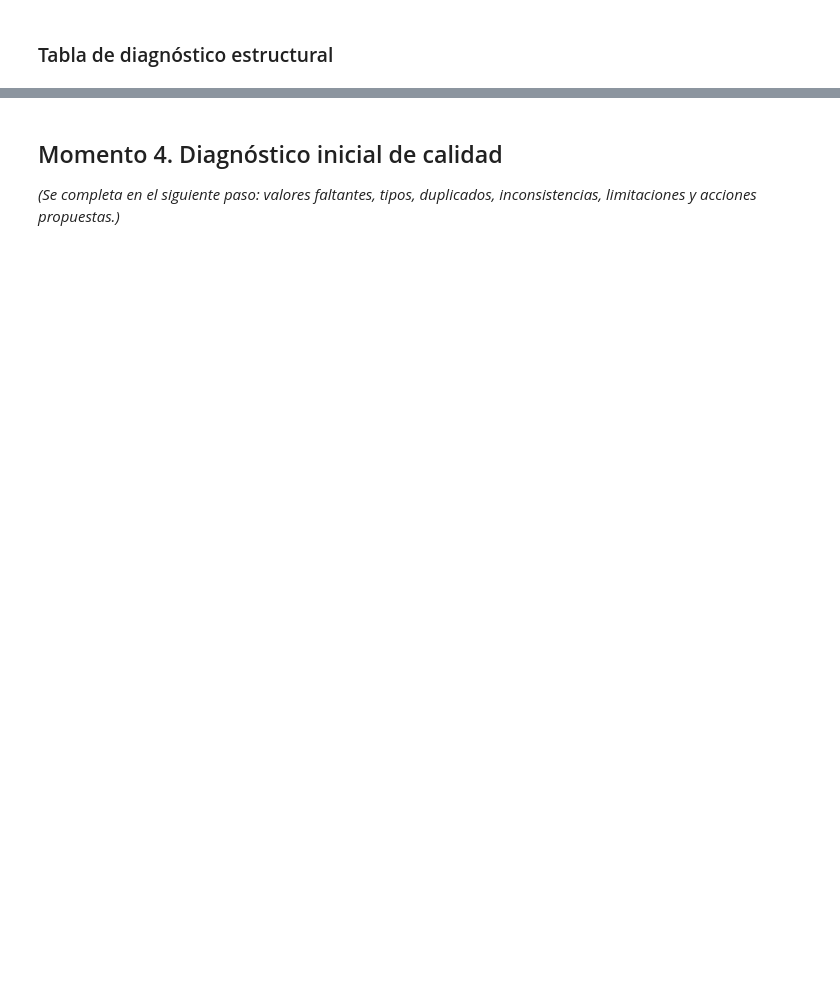
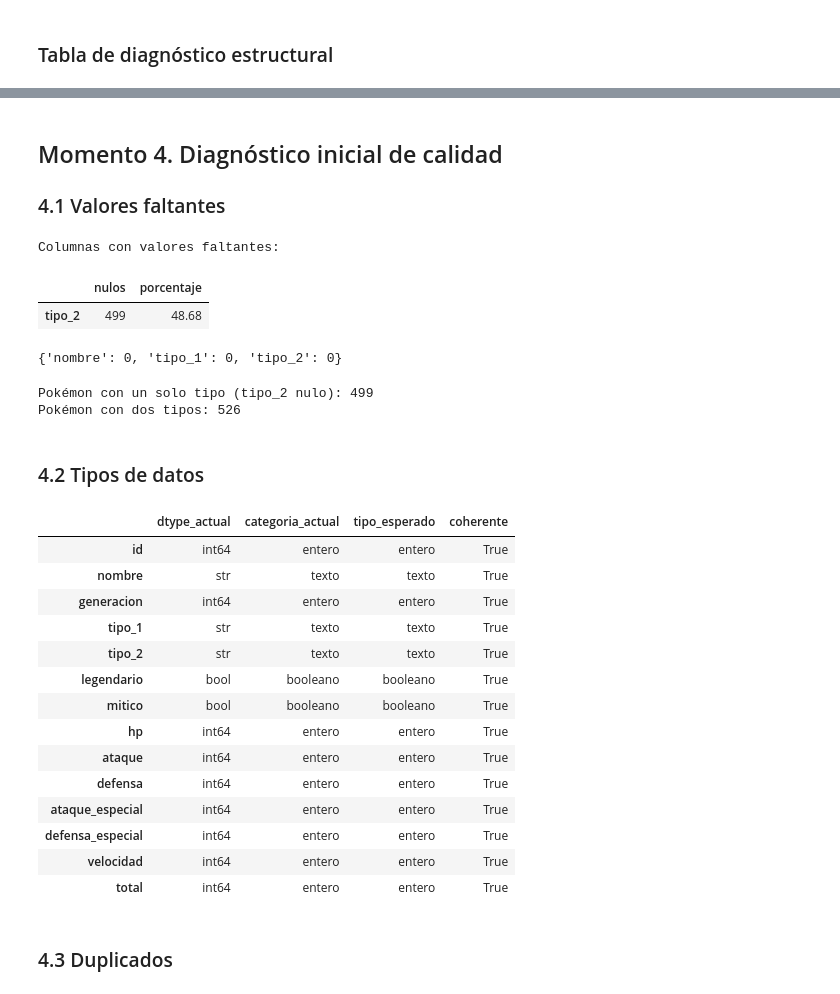
Before and after one commit to brandonmesamm-png/pokemon-generaciones, a Jupyter notebook: notebooks/diagnostico_calidad.ipynb, the cells around one changed output, grey strips where cells are left out. Drawn from its saved outputs; the diff is of its cells as text; code cells hidden in the pictures; blank space fills up the shorter version.

```diff
--- a/notebooks/diagnostico_calidad.ipynb
+++ b/notebooks/diagnostico_calidad.ipynb
@@ -94,4 +178,76 @@ tabla_estructural
 # %% [markdown]
 ## Momento 4. Diagnóstico inicial de calidad
 
-*(Se completa en el siguiente paso: valores faltantes, tipos, duplicados, inconsistencias, limitaciones y acciones propuestas.)*
+### 4.1 Valores faltantes
+# %%
+nulos = df_pokemon.isna().sum()
+tabla_nulos = pd.DataFrame({
+    "nulos": nulos,
+    "porcentaje": (nulos / len(df_pokemon) * 100).round(2),
+})
+print("Columnas con valores faltantes:")
+tabla_nulos[tabla_nulos["nulos"] > 0]
+# %% [output]
+Columnas con valores faltantes:
+|  | nulos | porcentaje |
+| tipo_2 | 499 | 48.68 |
+# %%
+# Cadenas vacías o solo con espacios en columnas de texto
+columnas_texto = df_pokemon.select_dtypes(exclude=["number", "bool"]).columns
+vacias = {c: int((df_pokemon[c].dropna().astype(str).str.strip() == "").sum()) for c in columnas_texto}
+vacias
+# %% [output]
+{'nombre': 0, 'tipo_1': 0, 'tipo_2': 0}
+# %%
+# ¿Los nulos de tipo_2 corresponden a Pokémon de un solo tipo?
+print("Pokémon con un solo tipo (tipo_2 nulo):", df_pokemon["tipo_2"].isna().sum())
+print("Pokémon con dos tipos:", df_pokemon["tipo_2"].notna().sum())
+# %% [output]
+Pokémon con un solo tipo (tipo_2 nulo): 499
+Pokémon con dos tipos: 526
+# %% [markdown]
+### 4.2 Tipos de datos
+# %%
+esperados = {
+    "id": "entero", "nombre": "texto", "generacion": "entero",
+    "tipo_1": "texto", "tipo_2": "texto",
+    "legendario": "booleano", "mitico": "booleano",
+    "hp": "entero", "ataque": "entero", "defensa": "entero",
+    "ataque_especial": "entero", "defensa_especial": "entero",
+    "velocidad": "entero", "total": "entero",
+}
+
+def categoria(serie):
+    if pd.api.types.is_bool_dtype(serie):
+        return "booleano"
+    if pd.api.types.is_integer_dtype(serie):
+        return "entero"
+    if pd.api.types.is_float_dtype(serie):
+        return "decimal"
+    return "texto"
+
+tabla_tipos = pd.DataFrame({
+    "dtype_actual": df_pokemon.dtypes.astype(str),
+    "categoria_actual": [categoria(df_pokemon[c]) for c in df_pokemon.columns],
+})
+tabla_tipos["tipo_esperado"] = [esperados.get(c, "sin definir") for c in tabla_tipos.index]
+tabla_tipos["coherente"] = tabla_tipos["categoria_actual"] == tabla_tipos["tipo_esperado"]
+tabla_tipos
+# %% [output]
+|  | dtype_actual | categoria_actual | tipo_esperado | coherente |
+| id | int64 | entero | entero | True |
+| nombre | str | texto | texto | True |
+| generacion | int64 | entero | entero | True |
+| tipo_1 | str | texto | texto | True |
+| tipo_2 | str | texto | texto | True |
+| legendario | bool | booleano | booleano | True |
+| mitico | bool | booleano | booleano | True |
+| hp | int64 | entero | entero | True |
+| ataque | int64 | entero | entero | True |
+| defensa | int64 | entero | entero | True |
+| ataque_especial | int64 | entero | entero | True |
+| defensa_especial | int64 | entero | entero | True |
+| velocidad | int64 | entero | entero | True |
+| total | int64 | entero | entero | True |
+# %% [markdown]
+### 4.3 Duplicados
```
Also changed, not shown: parts of 20 cells of this notebook, 2 other files.
